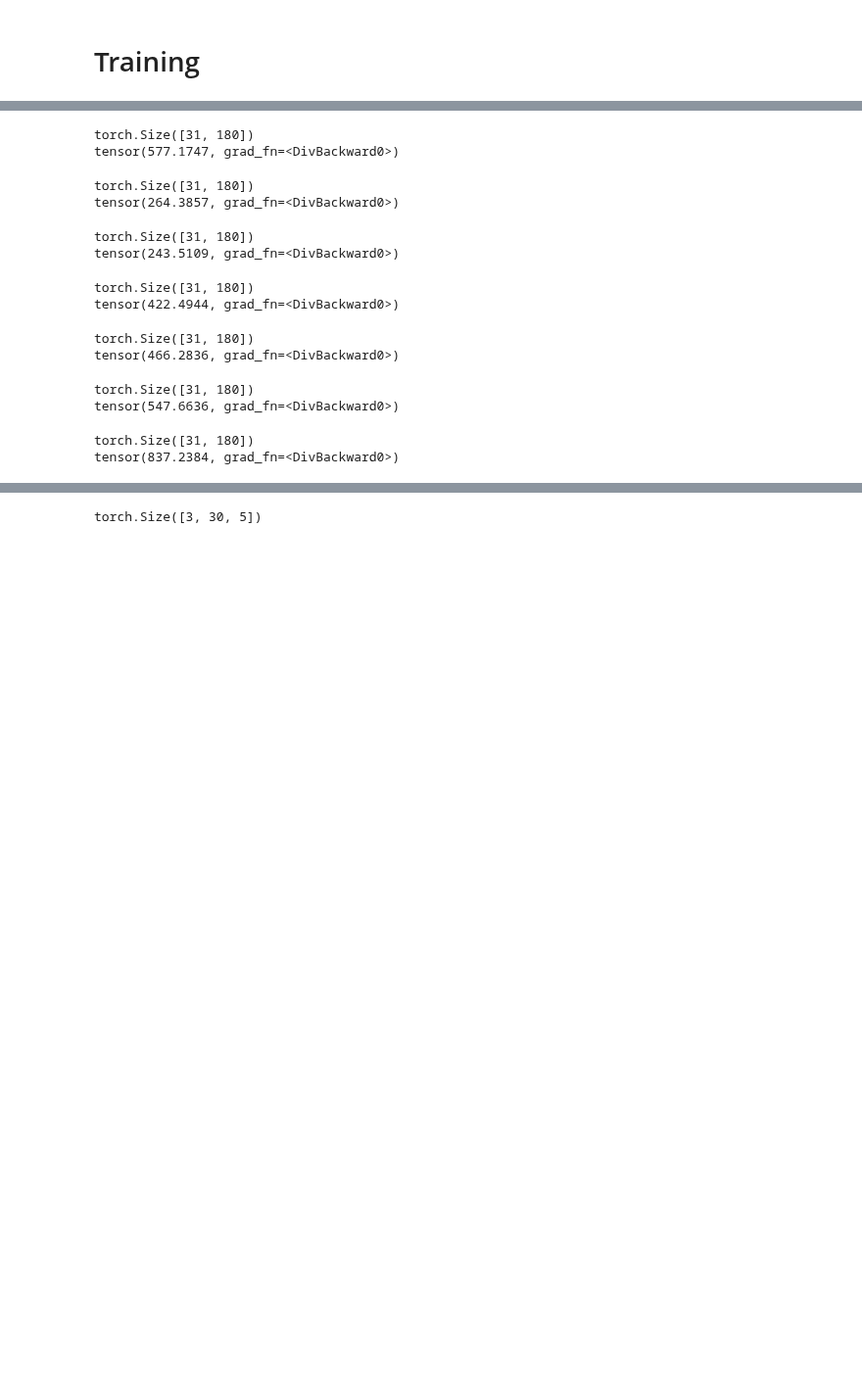
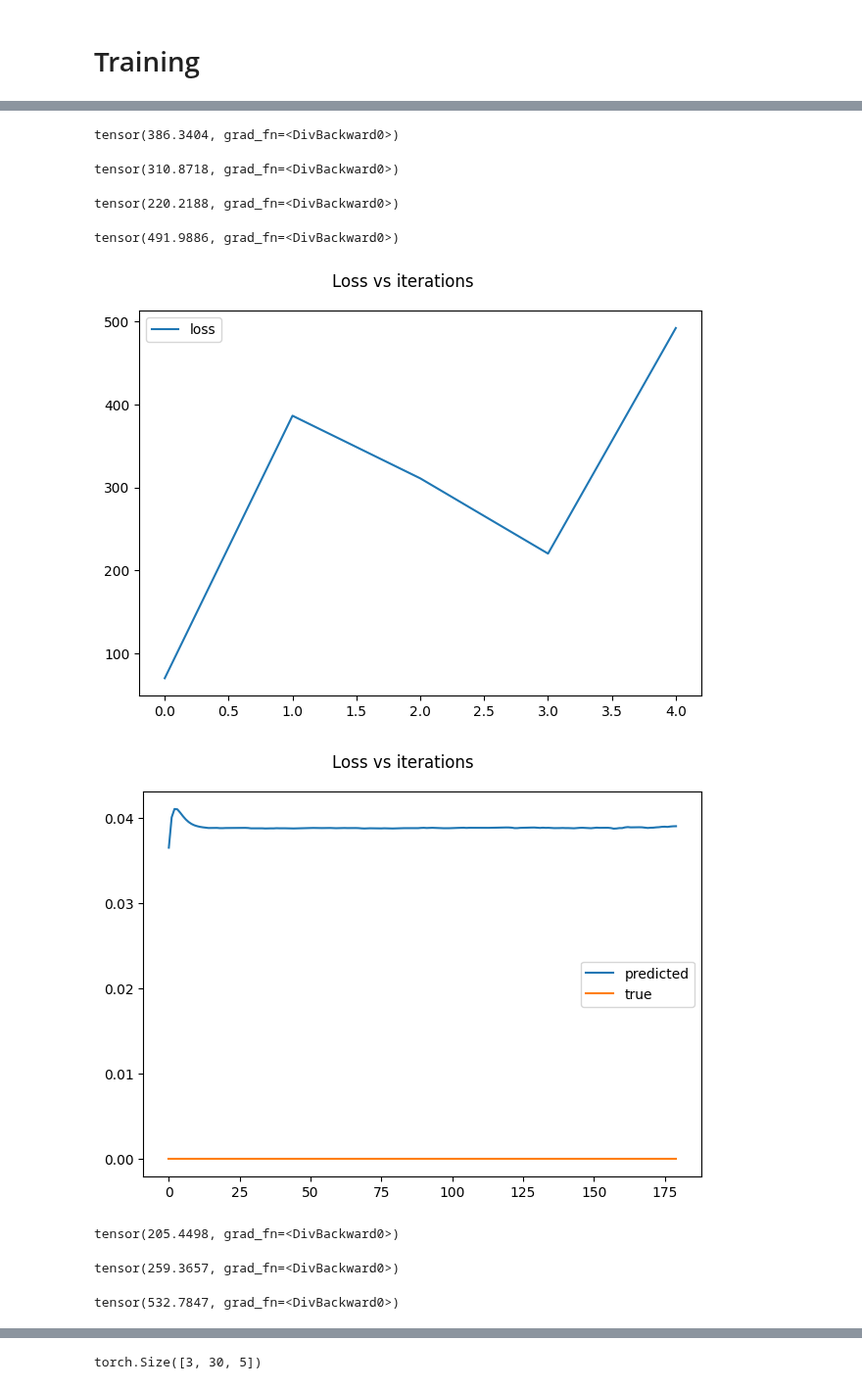
Before and after one commit to Matteo-Salis/physics-guided-gwl, a Jupyter notebook: src/notebooks/meteo_wtd_loader_continuous.ipynb, the cells around one changed output, grey strips where cells are left out. Shown at 98% size. Drawn from its saved outputs; the diff is of its cells as text; code cells hidden in the pictures; blank space fills up the shorter version.

```diff
--- a/src/notebooks/meteo_wtd_loader_continuous.ipynb
+++ b/src/notebooks/meteo_wtd_loader_continuous.ipynb
@@ -509,14 +507,13 @@ def masked_mse(y_hat, y, mask):
     # mask = mask.to(device)
     return torch.sum(((y_hat-y)*mask)**2.0)  / torch.sum(mask)
 # %%
-optimizer = torch.optim.Adam(model.parameters(), lr=1e-3)
+optimizer = torch.optim.Adam(model.parameters(), lr=1e-4)
 # %%
-# X = None
-# X_masked = None
-# Y = None
-
 model.train()
 start_time = time.time()
+loss_list = []
+timestamp = datetime.now().strftime('%Y%m%d_%H%M%S')
+save_dir = "/leonardo_scratch/fast/IscrC_DL4EO/github/water-pinns/src/runs"
 
 for i in range(max_epochs):
     with tqdm(train_loader, unit="batch") as tepoch:
@@ -528,17 +525,30 @@ for i in range(max_epochs):
                 w[0] = w[0].to(device)
                 w[1] = w[1].to(device)
                 y = y.to(device)
-                print(y[:,:,0].shape)
+
+                optimizer.zero_grad()
 
                 y_hat = model(x, z, w)
                 loss = masked_mse(y_hat,
                                   y[:,:,0],
                                   y[:,:,1])
                 print(loss)
+                loss_list.append(loss.detach().numpy())
 
-                optimizer.zero_grad()
+
                 loss.backward()
                 optimizer.step()
 
+                if (batch_idx+1)%1000 == 0:
+                    plot_loss(np.arange(len(loss_list)),
+                          np.array(loss_list),
+                          save_dir = f"{save_dir}/loss_{timestamp}")
+
+                    plot_predictions(np.arange(180),
+                                 y_hat = y_hat[-1,:].detach().numpy(),
+                                 y = y[-1,:,0].detach().numpy(),
+                                 save_dir= f"{save_dir}/pred_{timestamp}")
+
+
 end_time = time.time()
 # %% [output]
@@ -547,14 +556,9 @@ tensor(471.5352, grad_fn=<DivBackward0>)
-torch.Size([31, 180])
-tensor(577.1747, grad_fn=<DivBackward0>)
+tensor(386.3404, grad_fn=<DivBackward0>)
-torch.Size([31, 180])
-tensor(264.3857, grad_fn=<DivBackward0>)
+tensor(310.8718, grad_fn=<DivBackward0>)
-torch.Size([31, 180])
-tensor(243.5109, grad_fn=<DivBackward0>)
+tensor(220.2188, grad_fn=<DivBackward0>)
-torch.Size([31, 180])
-tensor(422.4944, grad_fn=<DivBackward0>)
+tensor(491.9886, grad_fn=<DivBackward0>)
+[figure, added]
+[figure, added]
-torch.Size([31, 180])
-tensor(466.2836, grad_fn=<DivBackward0>)
+tensor(205.4498, grad_fn=<DivBackward0>)
-torch.Size([31, 180])
-tensor(547.6636, grad_fn=<DivBackward0>)
+tensor(259.3657, grad_fn=<DivBackward0>)
-torch.Size([31, 180])
-tensor(837.2384, grad_fn=<DivBackward0>)
+tensor(532.7847, grad_fn=<DivBackward0>)
```
Also changed, not shown: parts of 80 cells of this notebook.
